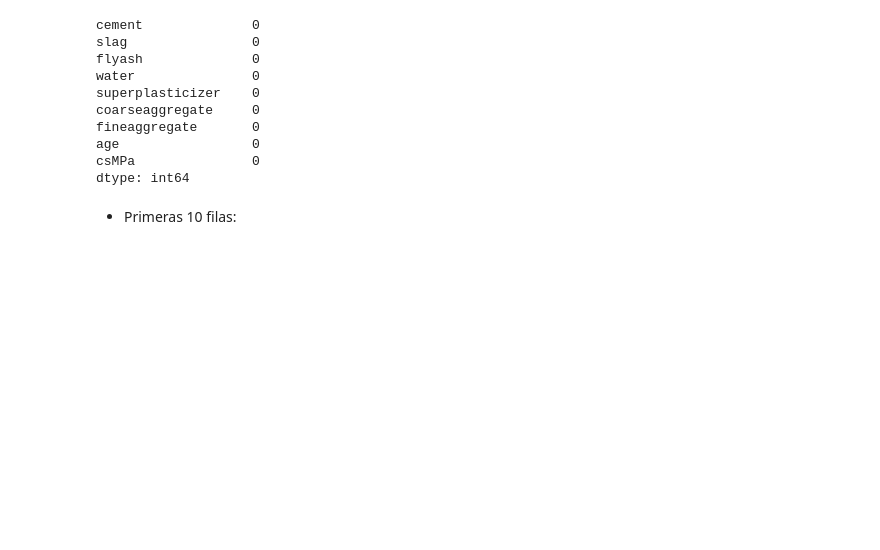
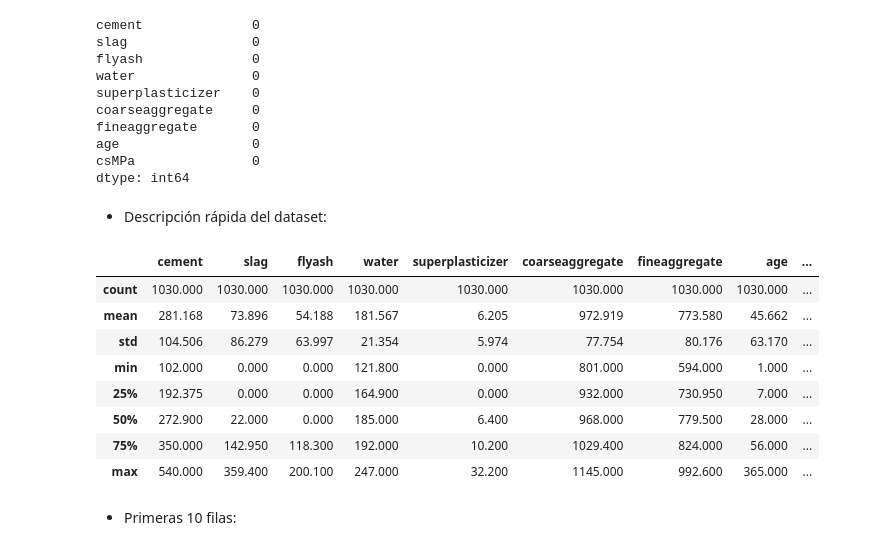
Before and after one commit to juankasv99/APC_Concrete_MPa, a Jupyter notebook: ConcreteMPa_LinearRegression.ipynb, the cells around one changed output. Cells and saved outputs as stored; diff of their text form; code cells hidden in the pictures; blank space fills up the shorter version.

```diff
--- a/ConcreteMPa_LinearRegression.ipynb
+++ b/ConcreteMPa_LinearRegression.ipynb
@@ -38,6 +38,20 @@ fineaggregate       0
 age                 0
 csMPa               0
 dtype: int64
+# %% [markdown]
+- Descripción rápida del dataset:
+# %%
+dataFrame.describe()
+# %% [output]
+|  | cement | slag | flyash | water | superplasticizer | coarseaggregate | fineaggregate | age | ... |
+| count | 1030.000 | 1030.000 | 1030.000 | 1030.000 | 1030.000 | 1030.000 | 1030.000 | 1030.000 | ... |
+| mean | 281.168 | 73.896 | 54.188 | 181.567 | 6.205 | 972.919 | 773.580 | 45.662 | ... |
+| std | 104.506 | 86.279 | 63.997 | 21.354 | 5.974 | 77.754 | 80.176 | 63.170 | ... |
+| min | 102.000 | 0.000 | 0.000 | 121.800 | 0.000 | 801.000 | 594.000 | 1.000 | ... |
+| 25% | 192.375 | 0.000 | 0.000 | 164.900 | 0.000 | 932.000 | 730.950 | 7.000 | ... |
+| 50% | 272.900 | 22.000 | 0.000 | 185.000 | 6.400 | 968.000 | 779.500 | 28.000 | ... |
+| 75% | 350.000 | 142.950 | 118.300 | 192.000 | 10.200 | 1029.400 | 824.000 | 56.000 | ... |
+| max | 540.000 | 359.400 | 200.100 | 247.000 | 32.200 | 1145.000 | 992.600 | 365.000 | ... |
 # %% [markdown]
 - Primeras 10 filas:
 # %%
```
Also changed, not shown: parts of 1 cell of this notebook.
